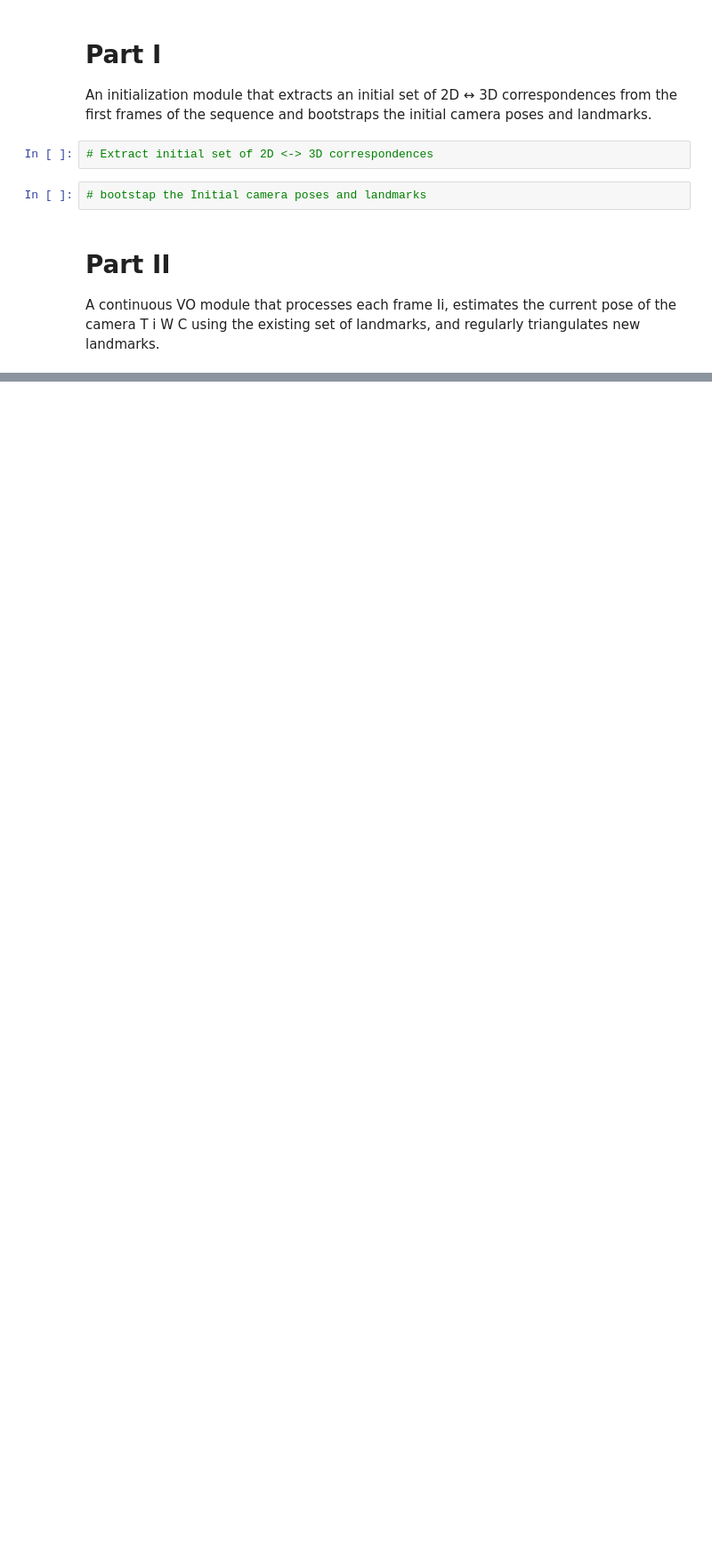
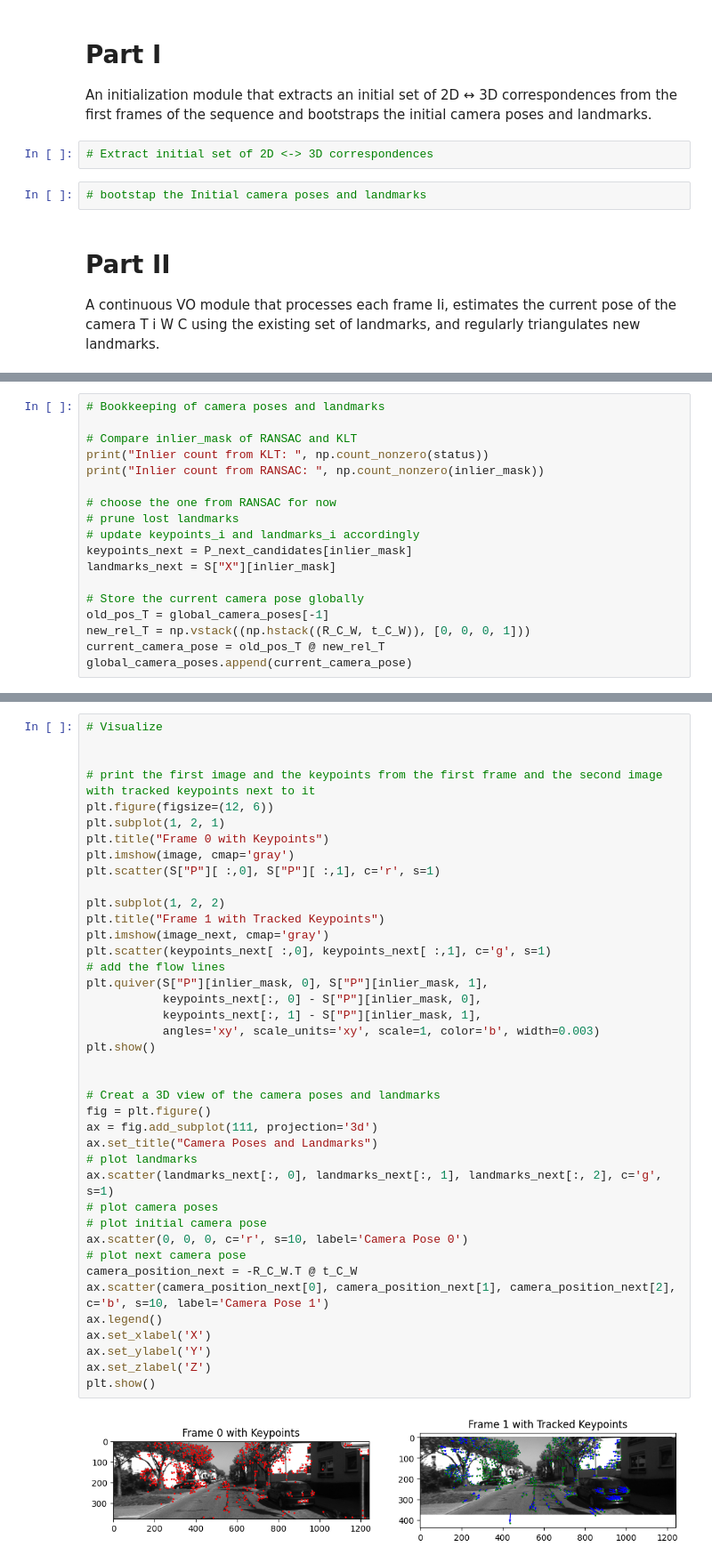
Before and after one commit to escobrio/visual-odometry-pipeline, a Jupyter notebook: src/notebooks/whole_pipeline.ipynb, the cells around one changed output, grey strips where cells are left out. Shown: that part at 89% size. Cells and saved outputs as stored; diff of their text form; blank space fills up the shorter version.

```diff
--- a/src/notebooks/whole_pipeline.ipynb
+++ b/src/notebooks/whole_pipeline.ipynb
@@ -26,0 +162,18 @@ A continuous VO module that processes each frame Ii, estimates the current pose
+# %%
+# Bookkeeping of camera poses and landmarks
+
+# Compare inlier_mask of RANSAC and KLT
+print("Inlier count from KLT: ", np.count_nonzero(status))
+print("Inlier count from RANSAC: ", np.count_nonzero(inlier_mask))
+
+# choose the one from RANSAC for now
+# prune lost landmarks
+# update keypoints_i and landmarks_i accordingly
+keypoints_next = P_next_candidates[inlier_mask]
+landmarks_next = S["X"][inlier_mask]
+
+# Store the current camera pose globally
+old_pos_T = global_camera_poses[-1]
+new_rel_T = np.vstack((np.hstack((R_C_W, t_C_W)), [0, 0, 0, 1]))
+current_camera_pose = old_pos_T @ new_rel_T
+global_camera_poses.append(current_camera_pose)
@@ -26,0 +183,42 @@ A continuous VO module that processes each frame Ii, estimates the current pose
+# %%
+# Visualize
+
+
+# print the first image and the keypoints from the first frame and the second image with tracked keypoints next to it
+plt.figure(figsize=(12, 6))
+plt.subplot(1, 2, 1)
+plt.title("Frame 0 with Keypoints")
+plt.imshow(image, cmap='gray')
+plt.scatter(S["P"][ :,0], S["P"][ :,1], c='r', s=1)
+
+plt.subplot(1, 2, 2)
+plt.title("Frame 1 with Tracked Keypoints")
+plt.imshow(image_next, cmap='gray')
+plt.scatter(keypoints_next[ :,0], keypoints_next[ :,1], c='g', s=1)
+# add the flow lines
+plt.quiver(S["P"][inlier_mask, 0], S["P"][inlier_mask, 1],
+           keypoints_next[:, 0] - S["P"][inlier_mask, 0],
+           keypoints_next[:, 1] - S["P"][inlier_mask, 1],
+           angles='xy', scale_units='xy', scale=1, color='b', width=0.003)
+plt.show()
+
+
+# Creat a 3D view of the camera poses and landmarks
+fig = plt.figure()
+ax = fig.add_subplot(111, projection='3d')
+ax.set_title("Camera Poses and Landmarks")
+# plot landmarks
+ax.scatter(landmarks_next[:, 0], landmarks_next[:, 1], landmarks_next[:, 2], c='g', s=1)
+# plot camera poses
+# plot initial camera pose
+ax.scatter(0, 0, 0, c='r', s=10, label='Camera Pose 0')
+# plot next camera pose
+camera_position_next = -R_C_W.T @ t_C_W
+ax.scatter(camera_position_next[0], camera_position_next[1], camera_position_next[2], c='b', s=10, label='Camera Pose 1')
+ax.legend()
+ax.set_xlabel('X')
+ax.set_ylabel('Y')
+ax.set_zlabel('Z')
+plt.show()
+# %% [output]
+[figure, added]
```
Also changed, not shown: parts of 8 cells of this notebook, 4 other files.
